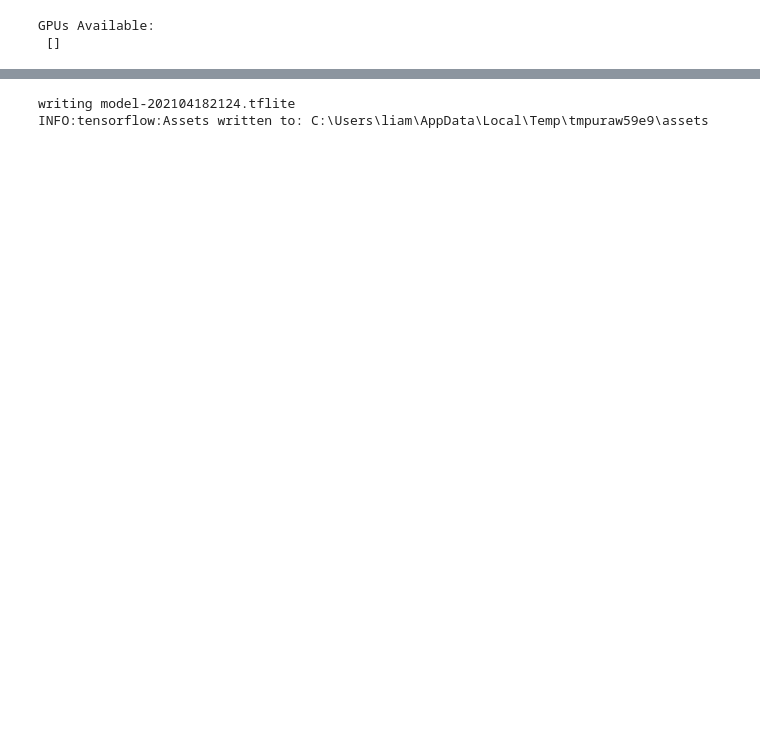
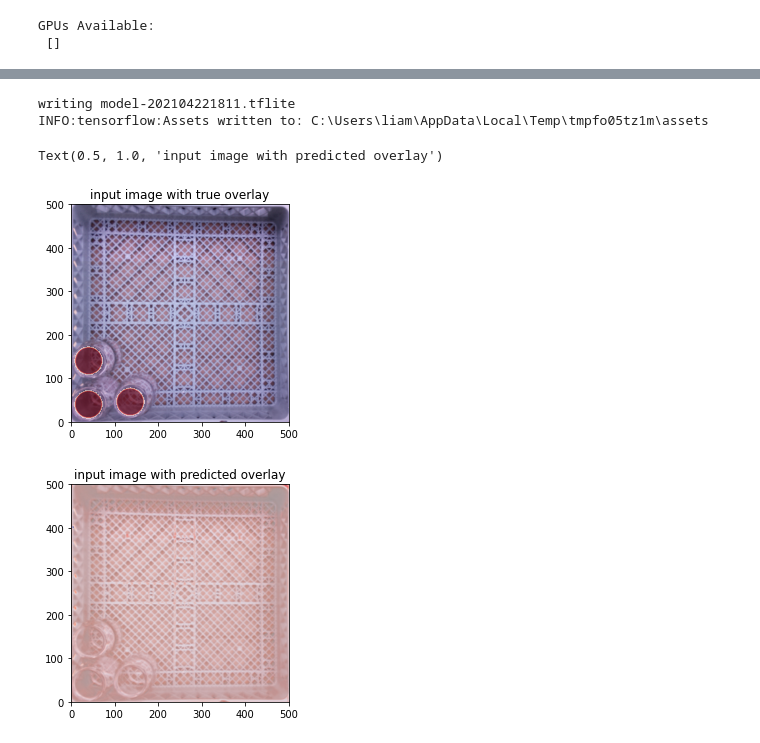
Before and after one commit to LiamAkkerman/Jar-Vision-System, a Jupyter notebook: desktop/main.ipynb, the cells around one changed output, grey strips where cells are left out. Saved outputs shown, nothing was run; the diff lists cells and outputs as text; code cells hidden in the pictures; blank space fills up the shorter version.

Commit message:
fix model test display
for using tf.datasets.
there's no diff for notebooks which sucks

```diff
--- a/desktop/main.ipynb
+++ b/desktop/main.ipynb
@@ -42,7 +43,7 @@ def coords_to_image_full(coords, shape=(500,500,1), high_value=0.999):
             image[i, cc, rr, :] = high_value/3 # write it onto the image
             rr, cc = disk(pt, 32)
             image[i, cc, rr, :] = high_value/2
-            rr, cc = disk(pt, 30)
+            rr, cc = disk(pt, 29)
             image[i, cc, rr, :] = high_value
 
     return image
@@ -199,7 +203,7 @@ Text(0.5, 1.0, 'labeled values')
 # %%
 ''' split the dataset into training and testing '''
 
-training_proportion = 0.85
+training_proportion = 0.8
 
 training_size = int(np.floor(len(master_dataset) * training_proportion))
 testing_size = len(master_dataset) - training_size
@@ -218,6 +218,5 @@ list(master_dataset.take(1)._flat_shapes[0])[1:]
 # %%
 ''' define the model layers '''
-# TODO currently this is just the 4th CNN from assigment 3
 
 # model = keras.Sequential([
 #     keras.layers.Input(shape=list(master_dataset.take(1)._flat_shapes[0])),
@@ -227,13 +226,6 @@ list(master_dataset.take(1)._flat_shapes[0])[1:]
 #     keras.layers.MaxPooling2D(pool_size=3, strides=None, padding="same"),
 #     keras.layers.BatchNormalization(momentum=0.99),
 #     keras.layers.Conv2D(filters=1, kernel_size=3, activation='relu', padding='same')
-# ])
-
-# model = keras.Sequential([
-#     keras.layers.Input(shape=x_data[0].shape),
-#     keras.layers.Conv2D(filters=8, kernel_size=5, activation='relu', padding='same'),
-#     keras.layers.Conv2D(filters=16, kernel_size=(5,5), activation='relu', padding='same'),
-#     keras.layers.MaxPooling2D(pool_size=(3, 3), padding="same")
 # ])
 
 l2 = None
@@ -265,7 +257,7 @@ model = keras.Sequential([
         momentum=0.99
     ),
     keras.layers.Conv2D(
-        filters=5,
+        filters=1
         kernel_size=5,
         padding='same',
         activation='relu',
@@ -317,8 +300,7 @@ model.compile(optimizer='adam',
 
 hist = model.fit(
     x=master_dataset.take(training_size),
-    epochs=10,
-    batch_size=200,
+    epochs=1, # TODO this is just for speed
     shuffle=True
 )
 
@@ -368,5 +318,5 @@ Text(0.5, 1.0, 'model output')
 # %%
-# convert and save model
+''' convert and save model in tflite format '''
 
 from datetime import datetime
 
@@ -380,5 +330,35 @@ tflite_model = converter.convert()
 with open(filename, 'wb') as f:
     f.write(tflite_model)
 # %% [output]
-writing model-202104182124.tflite
-INFO:tensorflow:Assets written to: C:\Users\liam\AppData\Local\Temp\tmpuraw59e9\assets
+writing model-202104221811.tflite
+INFO:tensorflow:Assets written to: C:\Users\liam\AppData\Local\Temp\tmpfo05tz1m\assets
+# %%
+''' test an image and visualise it '''
+
+rand_image = iter(master_dataset.shuffle(20).take(1)).get_next()
+
+pred = model.predict(np.asarray(rand_image[0]))
+
+overlay_true = np.squeeze(np.asarray(rand_image[1], dtype=np.float32), axis=0)
+overlay_true[overlay_true < 0.1] = None
+
+overlay_pred = np.squeeze(pred, axis=0)
+overlay_pred[overlay_pred < 0.1] = None
+
+fig, ax = plt.subplots()
+plt.imshow(np.squeeze(rand_image[0], axis=0))
+plt.imshow(overlay_true, cmap='Reds', alpha=0.6)
+plt.xlim([0, 500])
+plt.ylim([0, 500])
+plt.title('input image with true overlay')
+
+fig, ax = plt.subplots()
+plt.imshow(np.squeeze(rand_image[0], axis=0))
+plt.imshow(overlay_pred, cmap='Reds', alpha=0.6)
+plt.xlim([0, 500])
+plt.ylim([0, 500])
+plt.title('input image with predicted overlay')
+# %% [output]
+Text(0.5, 1.0, 'input image with predicted overlay')
+[figure, added]
+[figure, added]
```
Also changed, not shown: parts of 11 cells of this notebook.
